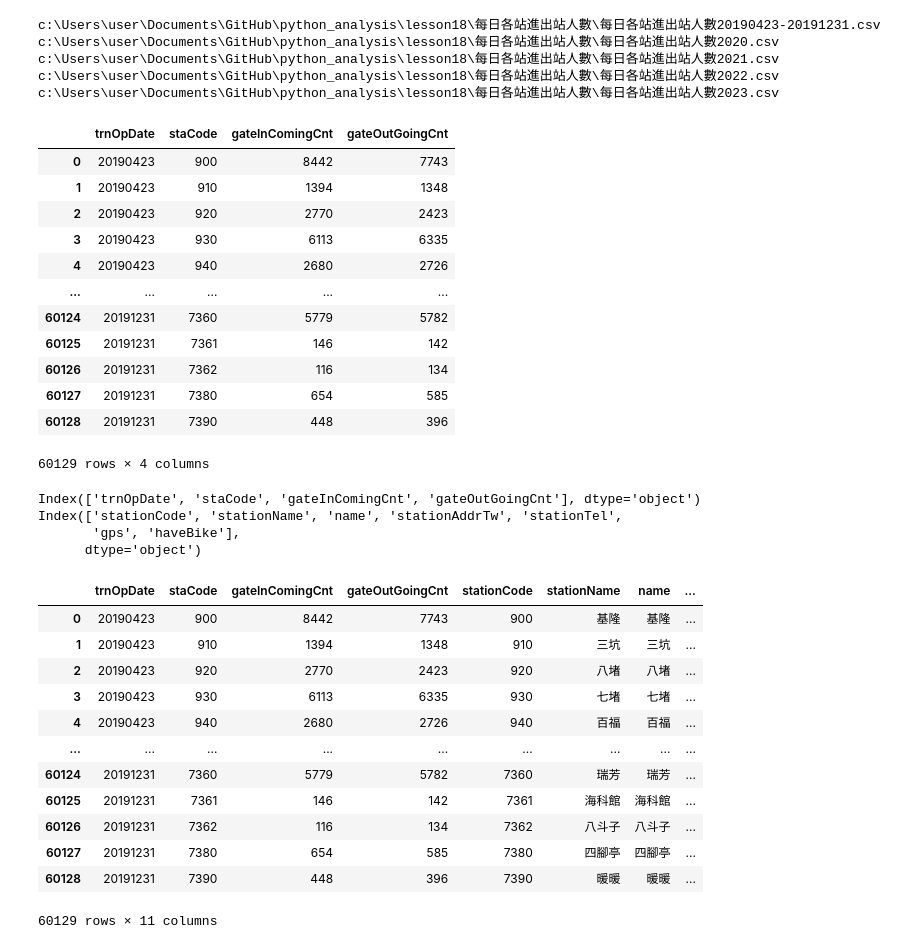
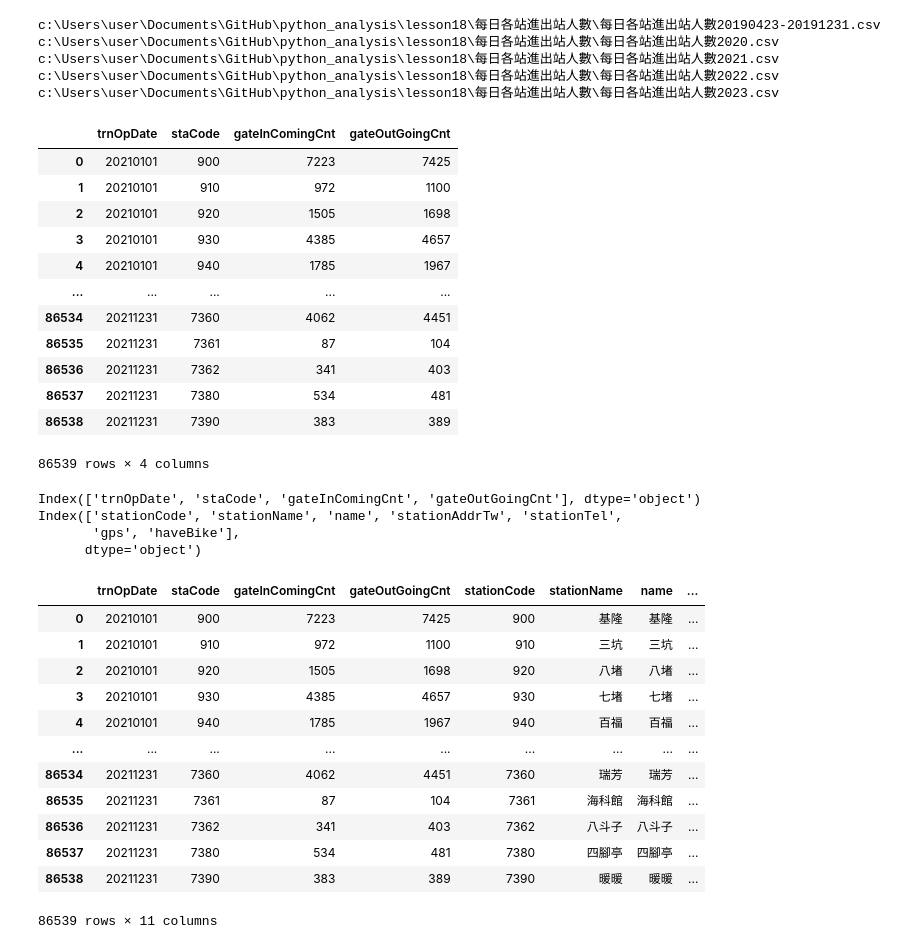
Before and after one commit to futitan/python_analysis, a Jupyter notebook: lesson18/lesson18_2.ipynb, the cells around one changed output. Drawn from its saved outputs; the diff is of its cells as text; code cells hidden in the pictures.

```diff
--- a/lesson18/lesson18_2.ipynb
+++ b/lesson18/lesson18_2.ipynb
@@ -25,23 +25,23 @@ c:\Users\user\Documents\GitHub\python_analysis\lesson18\每日各站進出站人
 # %%
 import pandas as pd
 import os
-csv_absPath=os.path.join(folder_abspath,filenames[0])
+csv_absPath=os.path.join(folder_abspath,filenames[2])
 df=pd.read_csv(csv_absPath)
 df
 # %% [output]
 |  | trnOpDate | staCode | gateInComingCnt | gateOutGoingCnt |
-| 0 | 20190423 | 900 | 8442 | 7743 |
-| 1 | 20190423 | 910 | 1394 | 1348 |
-| 2 | 20190423 | 920 | 2770 | 2423 |
-| 3 | 20190423 | 930 | 6113 | 6335 |
-| 4 | 20190423 | 940 | 2680 | 2726 |
+| 0 | 20210101 | 900 | 7223 | 7425 |
+| 1 | 20210101 | 910 | 972 | 1100 |
+| 2 | 20210101 | 920 | 1505 | 1698 |
+| 3 | 20210101 | 930 | 4385 | 4657 |
+| 4 | 20210101 | 940 | 1785 | 1967 |
 | ... | ... | ... | ... | ... |
-| 60124 | 20191231 | 7360 | 5779 | 5782 |
-| 60125 | 20191231 | 7361 | 146 | 142 |
-| 60126 | 20191231 | 7362 | 116 | 134 |
-| 60127 | 20191231 | 7380 | 654 | 585 |
-| 60128 | 20191231 | 7390 | 448 | 396 |
+| 86534 | 20211231 | 7360 | 4062 | 4451 |
+| 86535 | 20211231 | 7361 | 87 | 104 |
+| 86536 | 20211231 | 7362 | 341 | 403 |
+| 86537 | 20211231 | 7380 | 534 | 481 |
+| 86538 | 20211231 | 7390 | 383 | 389 |
-60129 rows × 4 columns
+86539 rows × 4 columns
 # %%
 import pandas as pd
 import os
@@ -58,18 +58,19 @@ Index(['stationCode', 'stationName', 'name', 'stationAddrTw', 'stationTel',
       dtype='object')
 # %%
 #將兩個DATAFRAME 關聯再一起，使用pandas.merge
-pd.merge(df,site_df,left_on='staCode',right_on='stationCode',how='left')
+df1 = pd.merge(df,site_df,left_on='staCode',right_on='stationCode',how='left')
+df1
 # %% [output]
 |  | trnOpDate | staCode | gateInComingCnt | gateOutGoingCnt | stationCode | stationName | name | ... |
-| 0 | 20190423 | 900 | 8442 | 7743 | 900 | 基隆 | 基隆 | ... |
-| 1 | 20190423 | 910 | 1394 | 1348 | 910 | 三坑 | 三坑 | ... |
-| 2 | 20190423 | 920 | 2770 | 2423 | 920 | 八堵 | 八堵 | ... |
-| 3 | 20190423 | 930 | 6113 | 6335 | 930 | 七堵 | 七堵 | ... |
-| 4 | 20190423 | 940 | 2680 | 2726 | 940 | 百福 | 百福 | ... |
+| 0 | 20210101 | 900 | 7223 | 7425 | 900 | 基隆 | 基隆 | ... |
+| 1 | 20210101 | 910 | 972 | 1100 | 910 | 三坑 | 三坑 | ... |
+| 2 | 20210101 | 920 | 1505 | 1698 | 920 | 八堵 | 八堵 | ... |
+| 3 | 20210101 | 930 | 4385 | 4657 | 930 | 七堵 | 七堵 | ... |
+| 4 | 20210101 | 940 | 1785 | 1967 | 940 | 百福 | 百福 | ... |
 | ... | ... | ... | ... | ... | ... | ... | ... | ... |
-| 60124 | 20191231 | 7360 | 5779 | 5782 | 7360 | 瑞芳 | 瑞芳 | ... |
-| 60125 | 20191231 | 7361 | 146 | 142 | 7361 | 海科館 | 海科館 | ... |
-| 60126 | 20191231 | 7362 | 116 | 134 | 7362 | 八斗子 | 八斗子 | ... |
-| 60127 | 20191231 | 7380 | 654 | 585 | 7380 | 四腳亭 | 四腳亭 | ... |
-| 60128 | 20191231 | 7390 | 448 | 396 | 7390 | 暖暖 | 暖暖 | ... |
+| 86534 | 20211231 | 7360 | 4062 | 4451 | 7360 | 瑞芳 | 瑞芳 | ... |
+| 86535 | 20211231 | 7361 | 87 | 104 | 7361 | 海科館 | 海科館 | ... |
+| 86536 | 20211231 | 7362 | 341 | 403 | 7362 | 八斗子 | 八斗子 | ... |
+| 86537 | 20211231 | 7380 | 534 | 481 | 7380 | 四腳亭 | 四腳亭 | ... |
+| 86538 | 20211231 | 7390 | 383 | 389 | 7390 | 暖暖 | 暖暖 | ... |
-60129 rows × 11 columns
+86539 rows × 11 columns
```
Also changed, not shown: parts of 5 cells of this notebook.
